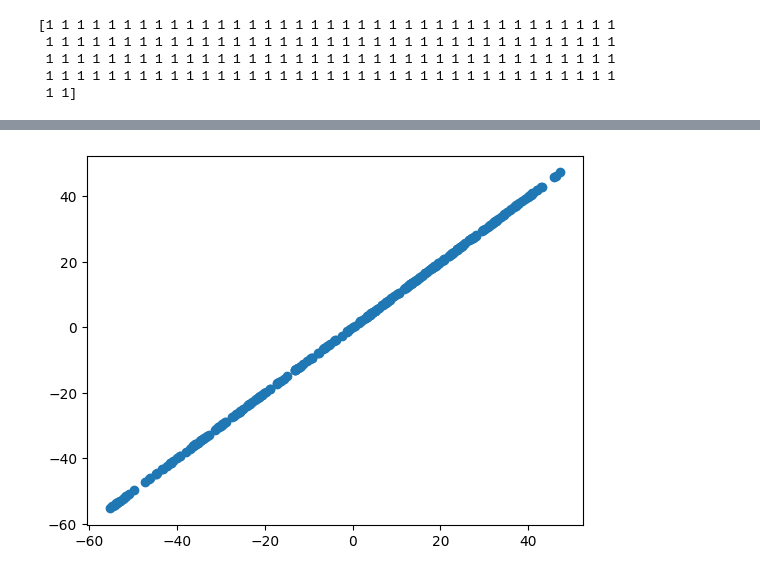
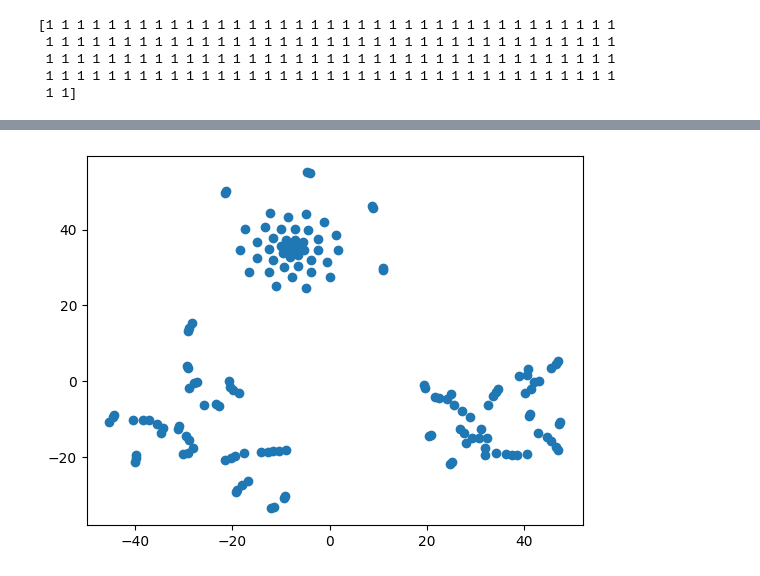
Before and after one commit to Verdagio/CT5148_assignment2, a Jupyter notebook: Assignment_2.ipynb, the cells around one changed output, grey strips where cells are left out. Drawn from its saved outputs; the diff is of its cells as text; code cells hidden in the pictures.

Commit message:
minor changes to scatter plot

```diff
--- a/Assignment_2.ipynb
+++ b/Assignment_2.ipynb
@@ -524,13 +524,13 @@ imshow(nk.distances_)
 # %%
 # YOUR CODE HERE
 # my code is 4 lines
 model = TSNE(n_components=2, learning_rate='auto', init='random', perplexity=3).fit(nk.distances_)
 
-plt.scatter(x=model.embedding_[:], y=model.embedding_[:])
+plt.scatter(np.array(model.embedding_)[:,0], np.array(model.embedding_)[:,1])
 plt.show()
 plt.close()
 # %% [output]
-[figure, old version]
+[figure, new version]
 # %% [markdown]
 **Question 12**. Finally, let's check out how the score changes for different $k$. Again, this is similar to something we did under *Representation Learning*. We should end up with an image something like this:
 
```
Also changed, not shown: parts of 4 cells of this notebook.
